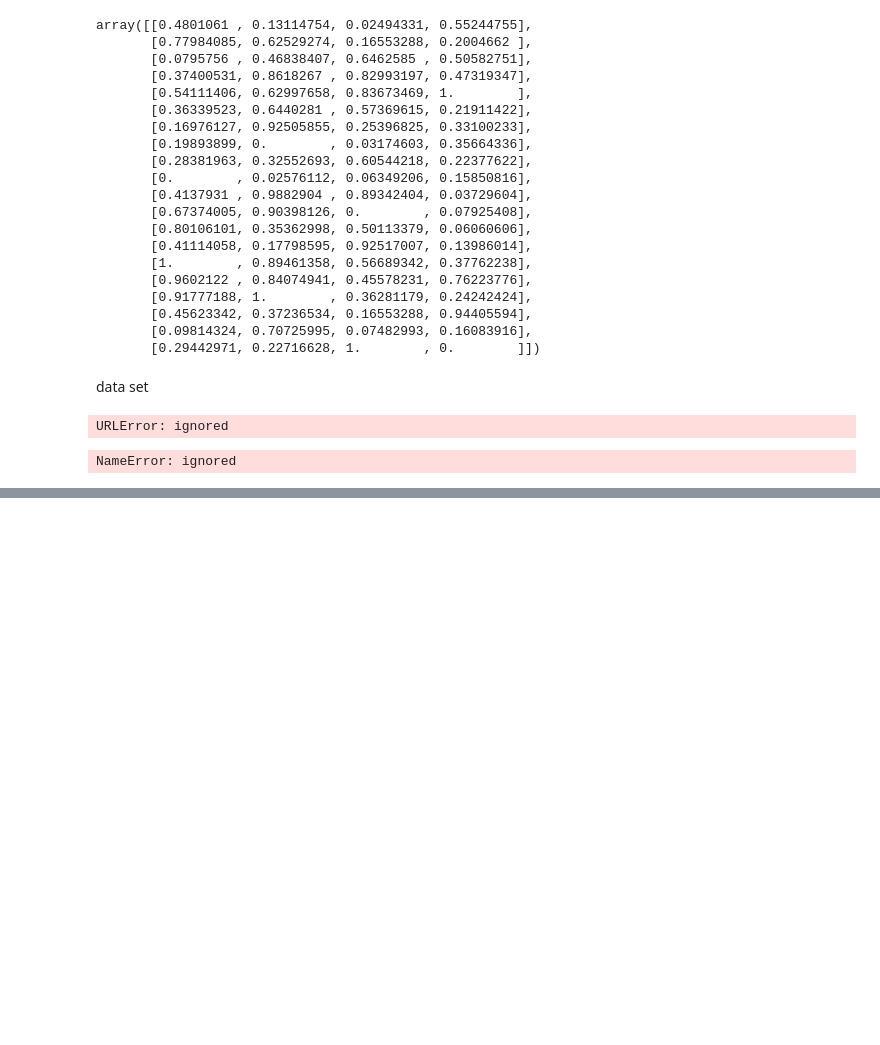
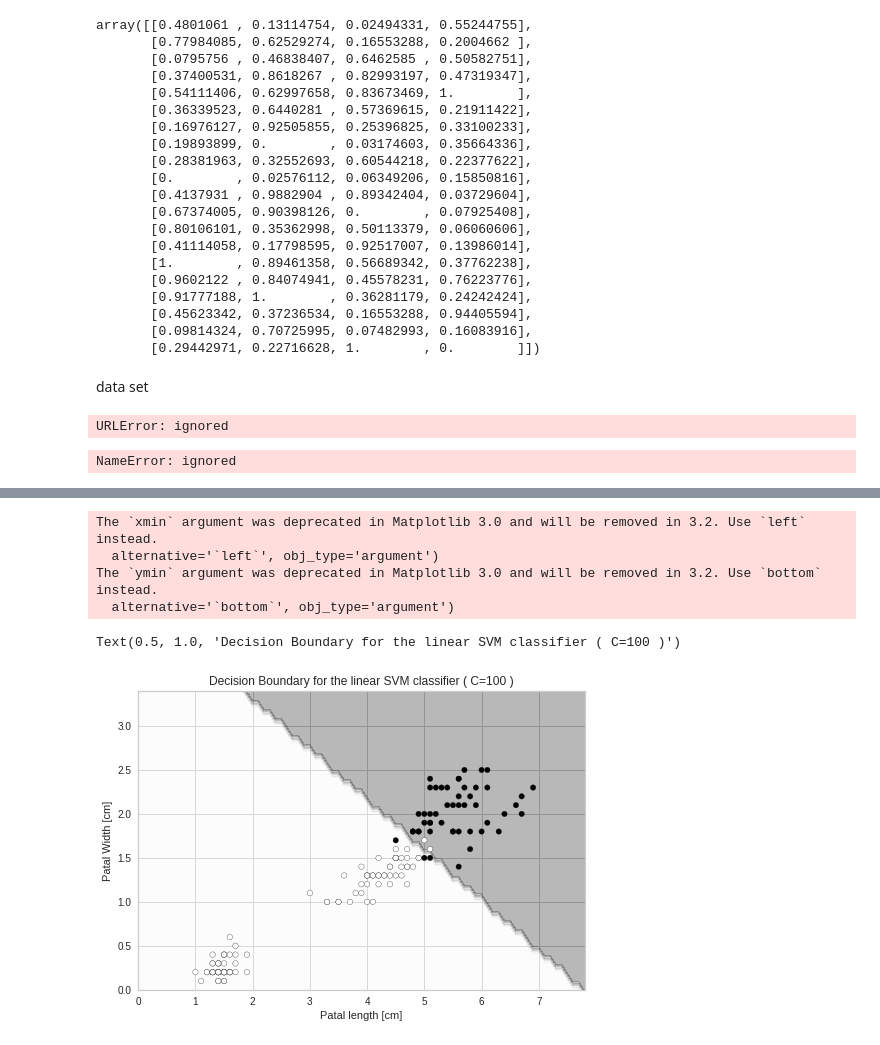
Before and after one commit to githubbhavani/internship, a Jupyter notebook: ml1.ipynb, the cells around one changed output, grey strips where cells are left out. Cells and saved outputs as stored; diff of their text form; code cells hidden in the pictures; blank space fills up the shorter version.

```diff
--- a/ml1.ipynb
+++ b/ml1.ipynb
@@ -218,0 +226,3 @@ NameError: ignored
+# %%
+Xs = load_iris().data[:,(2,3)]
+print(load_iris().feature_names)
@@ -218,0 +231,7 @@ NameError: ignored
+# %%
+Y = (load_iris().target==2).astype(int)
+from sklearn.preprocessing import StandardScaler
+from sklearn.pipeline import Pipeline
+from sklearn.svm import LinearSVC
+SVMclass_obj_c100 = Pipeline([ ( 'scaler' , StandardScaler() ) , ( 'linear_svc' , LinearSVC(  C = 100 , loss = 'hinge' ) ) ])
+SVMclass_obj_c100 . fit( Xs , Y  )
@@ -218,0 +249,25 @@ NameError: ignored
+# %%
+import numpy as num
+x1_min = Xs[ : , 0 ] . min() - 1
+x1_max = Xs[ : , 0 ] . max() + 1
+x2_min = Xs[ : , 1 ] . min() - 1
+x2_max = Xs[ : , 1 ] . max() + 1
+x1 , x2 = num.meshgrid(  num.arange( x1_min , x1_max , 0.1 ) , num.arange( x2_min , x2_max , 0.1 ))
+predictedYc100 = SVMclass_obj_c100 . predict( num.c_[ x1.ravel() , x2.ravel() ] )
+predictedYc100 = predictedYc100 . reshape( x1.shape )
+# %%
+import matplotlib.pyplot as pyp
+pyp . contourf( x1 , x2 , predictedYc100 , alpha=0.3  )
+pyp . scatter ( Xs[:,0] , Xs[:,1] , c=Y , s=30 , edgecolor='k' )
+pyp . xlabel ( 'Patal length [cm]' )
+pyp . ylabel ( 'Patal Width [cm]' )
+pyp . xlim( xmin=0 )
+pyp . ylim( ymin=0 )
+pyp . title( 'Decision Boundary for the linear SVM classifier ( C=100 )' )
+# %% [output]
+The `xmin` argument was deprecated in Matplotlib 3.0 and will be removed in 3.2. Use `left` instead.
+  alternative='`left`', obj_type='argument')
+The `ymin` argument was deprecated in Matplotlib 3.0 and will be removed in 3.2. Use `bottom` instead.
+  alternative='`bottom`', obj_type='argument')
+Text(0.5, 1.0, 'Decision Boundary for the linear SVM classifier ( C=100 )')
+[figure, added]
```
Also changed, not shown: parts of 4 cells of this notebook.
